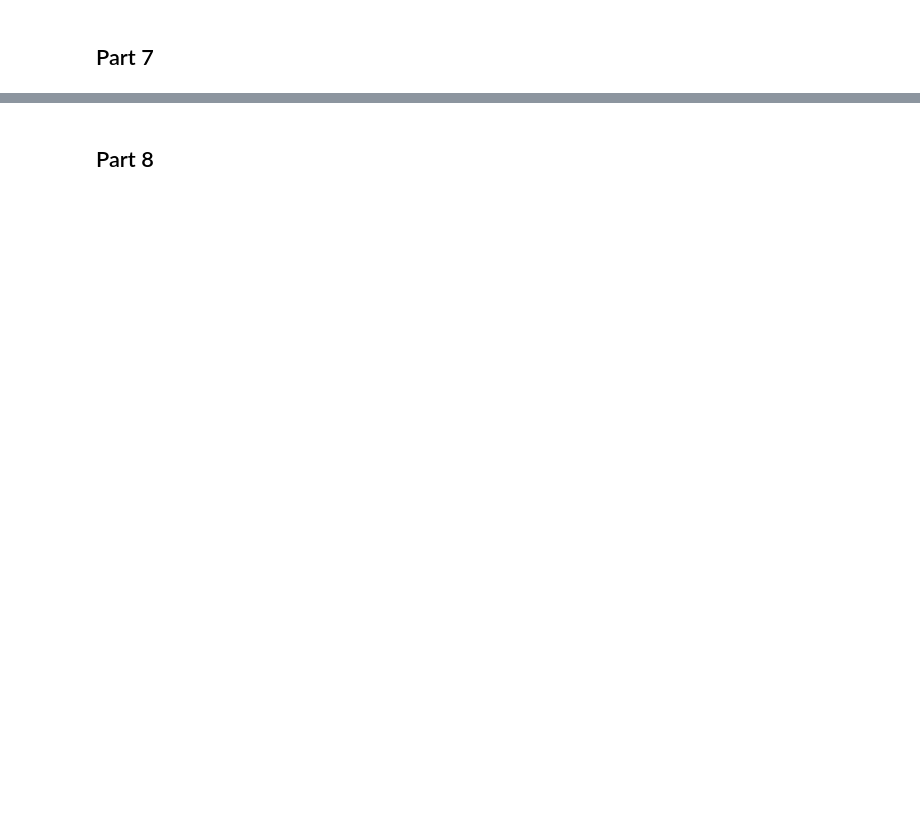
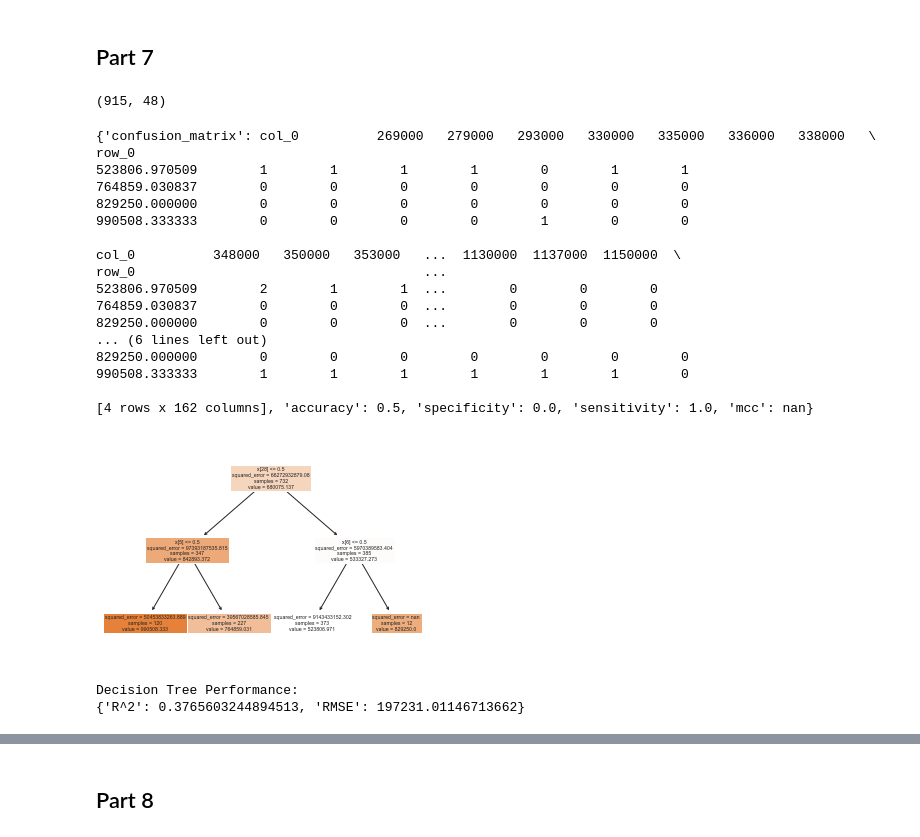
Before and after one commit to hek4z/assignment4, a Jupyter notebook: Question_1.ipynb, the cells around one changed output, grey strips where cells are left out. Drawn from its saved outputs; the diff is of its cells as text; code cells hidden in the pictures; blank space fills up the shorter version.

```diff
--- a/Question_1.ipynb
+++ b/Question_1.ipynb
@@ -1009,16 +1038,74 @@ X = treedf.drop(['Price'], axis=1)
 
 X_train, X_test, y_train, y_test = train_test_split(X, y, test_size=0.2, random_state=42)
 
-model = tree.DecisionTreeClassifier(max_depth=10) # Fit the classifier
-cart = model.fit(X_train, y_train)
-tree.plot_tree(cart,filled=True)
-
-## Make Predictions on the Test Set
-y_hat_cart = cart.predict(X_test)
-
-# Compute performance:
-perf_cart = performance(y_test,y_hat_cart)
-print(perf_cart)
+# My regression tree is not loading
+# %% [output]
+(915, 48)
+# %%
+def performance(y_test,y_hat): # Sample code to compute classifier performance
+    tab = pd.crosstab(np.array(y_hat),np.array(y_test)) # Compute confusion matrix
+    #
+    # Get entries from the confusion matrix:
+    tp = tab.iloc[0,0]
+    tn = tab.iloc[1,1]
+    fp = tab.iloc[0,1]
+    fn = tab.iloc[1,0]
+    tot = tp+tn+fp+fn
+    #
+    # Compute performance statistics:
+    acc = (tp+tn)/tot
+    spec = tn/(tp+fn)
+    sens = tp/(tp+fn)
+    mcc = (tp*tn-fp*fn)/np.sqrt((tp+fp)*(tp+fn)*(tn+fp)*(tn+fn))
+    #
+    # Return a dictionary including the confusion matrix and metrics:
+    return({'confusion_matrix':tab,
+            'accuracy':acc,
+            'specificity':spec,
+            'sensitivity':sens,
+            'mcc':mcc})
+# %%
+model = tree.DecisionTreeRegressor(max_depth=2) # Fit the classifier
+cart = model.fit(X_train, y_train)
+tree.plot_tree(cart,filled=True)
+
+## Make Predictions on the Test Set
+y_hat_cart = cart.predict(X_test)
+
+# Compute performance:
+perf_cart = performance(y_test,y_hat_cart)
+print(perf_cart)
+# %% [output]
+{'confusion_matrix': col_0          269000   279000   293000   330000   335000   336000   338000   \
+row_0
+523806.970509        1        1        1        1        0        1        1
+764859.030837        0        0        0        0        0        0        0
+829250.000000        0        0        0        0        0        0        0
+990508.333333        0        0        0        0        1        0        0
+
+col_0          348000   350000   353000   ...  1130000  1137000  1150000  \
+row_0                                     ...
+523806.970509        2        1        1  ...        0        0        0
+764859.030837        0        0        0  ...        0        0        0
+829250.000000        0        0        0  ...        0        0        0
+... (6 lines left out)
+829250.000000        0        0        0        0        0        0        0
+990508.333333        1        1        1        1        1        1        0
+
+[4 rows x 162 columns], 'accuracy': 0.5, 'specificity': 0.0, 'sensitivity': 1.0, 'mcc': nan}
+[figure, added]
+# %%
+from sklearn.metrics import mean_squared_error, r2_score
+
+# Compute performance for the decision tree
+perf_cart = {'R^2': r2_score(y_test, y_hat_cart), 'RMSE': np.sqrt(mean_squared_error(y_test, y_hat_cart))}
+print("Decision Tree Performance:")
+print(perf_cart)
+
+# this code is from chatgpt
+# %% [output]
+Decision Tree Performance:
+{'R^2': 0.3765603244894513, 'RMSE': 197231.01146713662}
 # %%
 # Vary the maximum depth of the decision tree using the max_depth option (i.e. tree.DecisionTreeRegressor(max_depth=D)),
 # and compute the  𝑅2  and RMSE on the test set of a variety of depths.
```
Also changed, not shown: parts of 20 cells of this notebook.
